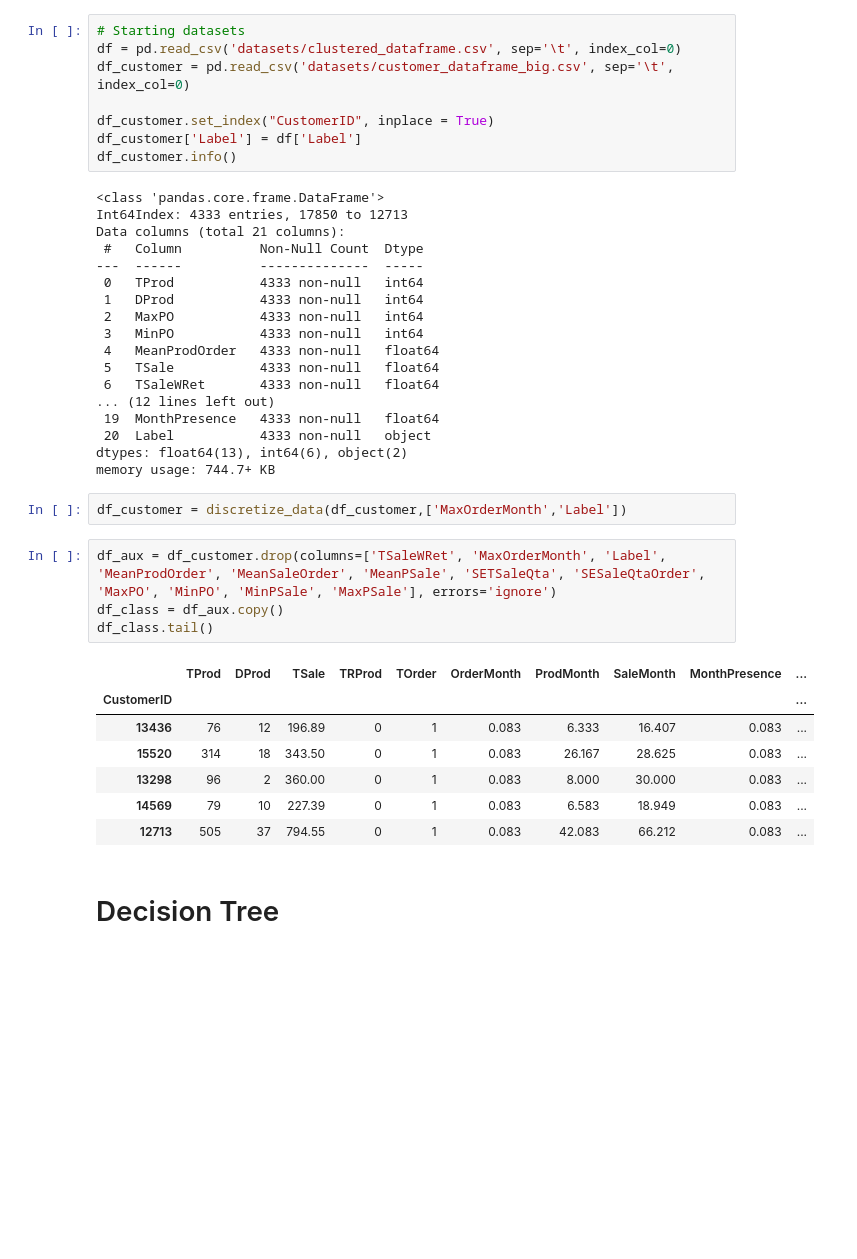
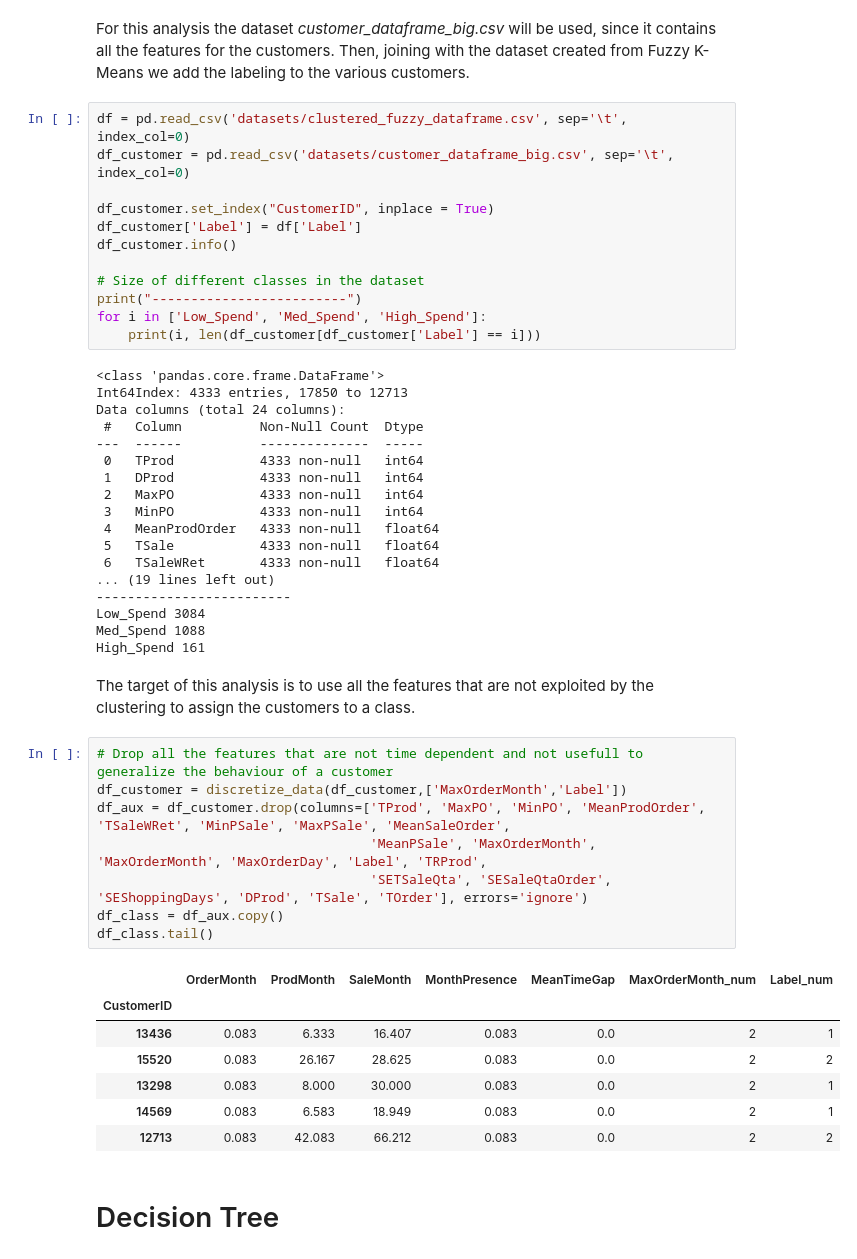
Before and after one commit to AlexPasqua/DM-project, a Jupyter notebook: ClassificationWithoutKnowledge.ipynb, the cells around one changed output. Drawn from its saved outputs; the diff is of its cells as text; blank space fills up the shorter version.

```diff
--- a/ClassificationWithoutKnowledge.ipynb
+++ b/ClassificationWithoutKnowledge.ipynb
@@ -26,15 +24,22 @@ def discretize_data(dataset, variables):
+# %% [markdown]
+For this analysis the dataset *customer_dataframe_big.csv* will be used, since it contains all the features for the customers.
+Then, joining with the dataset created from Fuzzy K-Means we add the labeling to the various customers.
 # %%
-# Starting datasets
-df = pd.read_csv('datasets/clustered_dataframe.csv', sep='\t', index_col=0)
+df = pd.read_csv('datasets/clustered_fuzzy_dataframe.csv', sep='\t', index_col=0)
 df_customer = pd.read_csv('datasets/customer_dataframe_big.csv', sep='\t', index_col=0)
 
 df_customer.set_index("CustomerID", inplace = True)
 df_customer['Label'] = df['Label']
 df_customer.info()
+
+# Size of different classes in the dataset
+print("-------------------------")
+for i in ['Low_Spend', 'Med_Spend', 'High_Spend']:
+    print(i, len(df_customer[df_customer['Label'] == i]))
 # %% [output]
 <class 'pandas.core.frame.DataFrame'>
 Int64Index: 4333 entries, 17850 to 12713
-Data columns (total 21 columns):
+Data columns (total 24 columns):
  #   Column          Non-Null Count  Dtype
 ---  ------          --------------  -----
  0   TProd           4333 non-null   int64
@@ -44,24 +49,28 @@ Data columns (total 21 columns):
  4   MeanProdOrder   4333 non-null   float64
  5   TSale           4333 non-null   float64
  6   TSaleWRet       4333 non-null   float64
-... (12 lines left out)
- 19  MonthPresence   4333 non-null   float64
- 20  Label           4333 non-null   object
-dtypes: float64(13), int64(6), object(2)
-memory usage: 744.7+ KB
+... (19 lines left out)
+-------------------------
+Low_Spend 3084
+Med_Spend 1088
+High_Spend 161
-# %%
-df_customer = discretize_data(df_customer,['MaxOrderMonth','Label'])
-# %%
-df_aux = df_customer.drop(columns=['TSaleWRet', 'MaxOrderMonth', 'Label', 'MeanProdOrder', 'MeanSaleOrder', 'MeanPSale', 'SETSaleQta', 'SESaleQtaOrder', 'MaxPO', 'MinPO', 'MinPSale', 'MaxPSale'], errors='ignore')
-df_class = df_aux.copy()
-df_class.tail()
-# %% [output]
-|  | TProd | DProd | TSale | TRProd | TOrder | OrderMonth | ProdMonth | SaleMonth | MonthPresence | ... |
-| CustomerID |  |  |  |  |  |  |  |  |  | ... |
-| 13436 | 76 | 12 | 196.89 | 0 | 1 | 0.083 | 6.333 | 16.407 | 0.083 | ... |
-| 15520 | 314 | 18 | 343.50 | 0 | 1 | 0.083 | 26.167 | 28.625 | 0.083 | ... |
-| 13298 | 96 | 2 | 360.00 | 0 | 1 | 0.083 | 8.000 | 30.000 | 0.083 | ... |
-| 14569 | 79 | 10 | 227.39 | 0 | 1 | 0.083 | 6.583 | 18.949 | 0.083 | ... |
-| 12713 | 505 | 37 | 794.55 | 0 | 1 | 0.083 | 42.083 | 66.212 | 0.083 | ... |
+# %% [markdown]
+The target of this analysis is to use all the features that are not exploited by the clustering to assign the customers to a class.
+# %%
+# Drop all the features that are not time dependent and not usefull to generalize the behaviour of a customer
+df_customer = discretize_data(df_customer,['MaxOrderMonth','Label'])
+df_aux = df_customer.drop(columns=['TProd', 'MaxPO', 'MinPO', 'MeanProdOrder', 'TSaleWRet', 'MinPSale', 'MaxPSale', 'MeanSaleOrder',
+                                   'MeanPSale', 'MaxOrderMonth', 'MaxOrderMonth', 'MaxOrderDay', 'Label', 'TRProd',
+                                   'SETSaleQta', 'SESaleQtaOrder', 'SEShoppingDays', 'DProd', 'TSale', 'TOrder'], errors='ignore')
+df_class = df_aux.copy()
+df_class.tail()
+# %% [output]
+|  | OrderMonth | ProdMonth | SaleMonth | MonthPresence | MeanTimeGap | MaxOrderMonth_num | Label_num |
+| CustomerID |  |  |  |  |  |  |  |
+| 13436 | 0.083 | 6.333 | 16.407 | 0.083 | 0.0 | 2 | 1 |
+| 15520 | 0.083 | 26.167 | 28.625 | 0.083 | 0.0 | 2 | 2 |
+| 13298 | 0.083 | 8.000 | 30.000 | 0.083 | 0.0 | 2 | 1 |
+| 14569 | 0.083 | 6.583 | 18.949 | 0.083 | 0.0 | 2 | 1 |
+| 12713 | 0.083 | 42.083 | 66.212 | 0.083 | 0.0 | 2 | 2 |
 # %% [markdown]
 # Decision Tree
```
Also changed, not shown: parts of 11 cells of this notebook, 3 other files.
